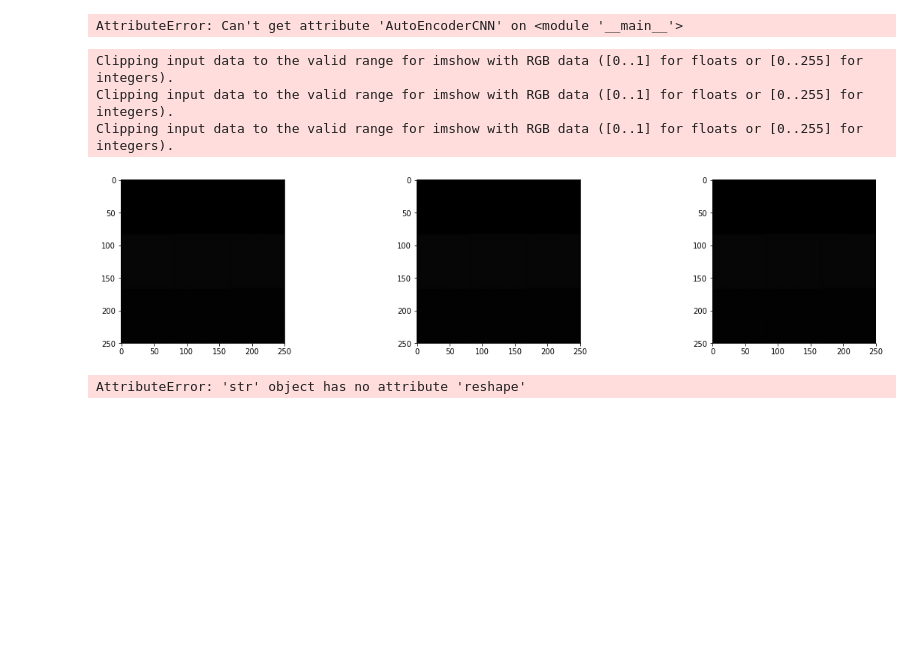
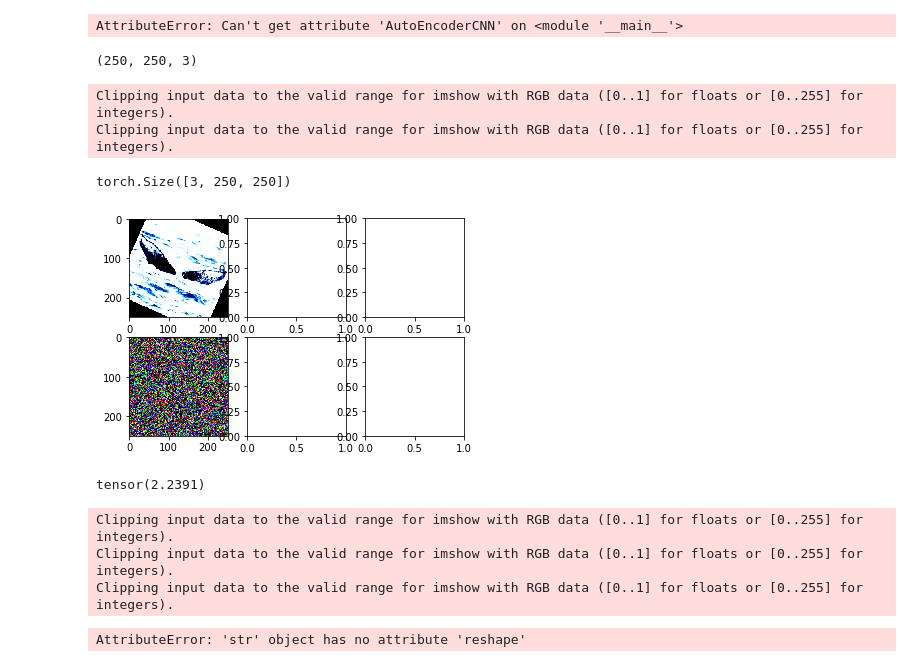
Before and after one commit to lipinski/deep-learning-projects, a Jupyter notebook: HumpbackWhaleIdentification.ipynb, the cells around one changed output. Cells and saved outputs as stored; diff of their text form; code cells hidden in the pictures; blank space fills up the shorter version.

```diff
--- a/HumpbackWhaleIdentification.ipynb
+++ b/HumpbackWhaleIdentification.ipynb
@@ -220,7 +201,7 @@ loss_history = list()
 for epoch in range(n_epochs):
     running_loss = 0.0
     for i, batch in enumerate(train_loader):
-        inputs, _ = prepare_batch(batch)
+        inputs, labels = prepare_batch(batch)
 
         outputs = autoencoder(inputs)
         loss = criterion(outputs, inputs)
@@ -230,26 +211,13 @@ for epoch in range(n_epochs):
         optimizer.step()
 
         loss_score = loss.item()
-#         clear_output()
-#         print(f"[{i}/{n_batches}] loss:{loss_score}")
+        clear_output()
+        print(f"[{i}/{n_batches}] loss:{loss_score}")
+        print('epoch [{}/{}], loss:{:.4f}'.format(epoch+1, n_epochs, running_loss))
 
         running_loss += loss_score
 
     loss_history.append(running_loss)
-
-    print('epoch [{}/{}], loss:{:.4f}'.format(epoch+1, n_epochs, running_loss))
-    fig, axes = plt.subplots(nrows=1, ncols=3, figsize=(20, 4))
-
-    def plot_image(img, ax):
-        image = Image.open(img)
-        arr = autoencoder.forward(transform(image).view((1, 3, 250, 250)).to(device)).reshape((250, 250, 3)).cpu()
-        ax.imshow(arr.detach().numpy())
-
-    plot_image(img1, axes[0])
-    plot_image(img1, axes[1])
-    plot_image(img1, axes[2])
-
-    plt.show()
 # %% [markdown]
 ### Save model
 # %%
@@ -264,8 +232,35 @@ AttributeError: Can't get attribute 'AutoEncoderCNN' on <module '__main__'>
 img1 = 'train/w_009c9c5/2c0892b4d.jpg'
 img2 = 'train/w_0027efa/47bd1d3bb.jpg'
 img3 = 'train/w_0027efa/3c4235ad2.jpg'
+# %%
+transform(image).numpy().reshape(250, 250, 3).shape
+# %% [output]
+(250, 250, 3)
+# %%
+fig, axes = plt.subplots(nrows=2, ncols=3)
+axes = axes.flatten()
+
+
+def show(img, ax_source, ax_target):
+    image = Image.open(img)
+    transformed_image = transform(image)
+    print(transformed_image.shape)
+    decoded_images = autoencoder.forward(transformed_image.view((1, 3, 250, 250)).to(device)).normal_().reshape((250, 250, 3)).cpu().detach().numpy()
+    ax_source.imshow(np.transpose(transformed_image, (1, 2, 0)), interpolation='nearest')
+    ax_target.imshow(np.transpose(decoded_images, (0, 1, 2)))
+
+show(img1, axes[0], axes[3])
+# %% [output]
+Clipping input data to the valid range for imshow with RGB data ([0..1] for floats or [0..255] for integers).
+Clipping input data to the valid range for imshow with RGB data ([0..1] for floats or [0..255] for integers).
+torch.Size([3, 250, 250])
+[figure, added]
+# %%
+transform(image).view((1, 3, 250, 250)).max()
+# %% [output]
+tensor(2.2391)
 # %%
-fig, axes = plt.subplots(nrows=1, ncols=3, figsize=(20, 4))
+# fig, axes = plt.subplots(nrows=1, ncols=3, figsize=(20, 4))
 
 def plot_image(img, ax):
     image = Image.open(img)
@@ -273,15 +268,14 @@ def plot_image(img, ax):
     ax.imshow(arr.detach().numpy())
 
 plot_image(img1, axes[0])
-plot_image(img1, axes[1])
-plot_image(img1, axes[2])
+plot_image(img2, axes[1])
+plot_image(img3, axes[2])
 
 plt.show()
 # %% [output]
 Clipping input data to the valid range for imshow with RGB data ([0..1] for floats or [0..255] for integers).
 Clipping input data to the valid range for imshow with RGB data ([0..1] for floats or [0..255] for integers).
 Clipping input data to the valid range for imshow with RGB data ([0..1] for floats or [0..255] for integers).
-[figure, removed]
 # %%
 imshow(img1.reshape([ 1, 250, 250]))
 # %% [output]
```
Also changed, not shown: parts of 9 cells of this notebook.
